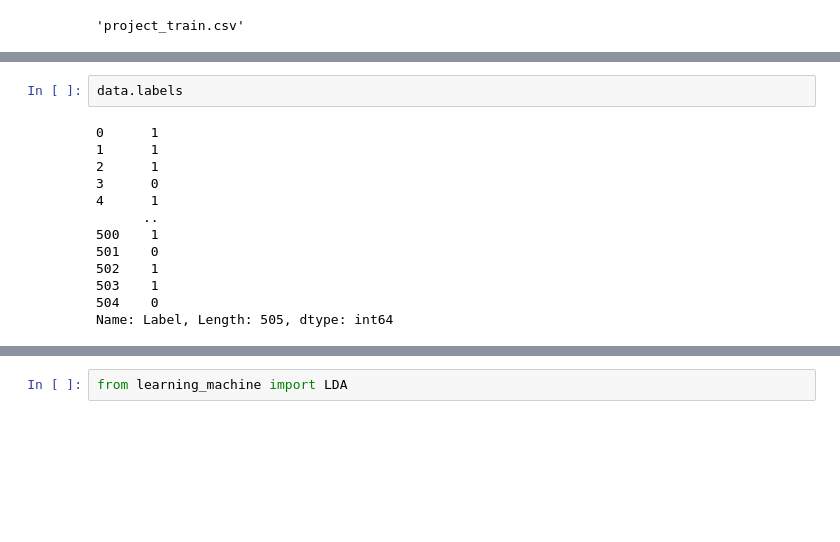
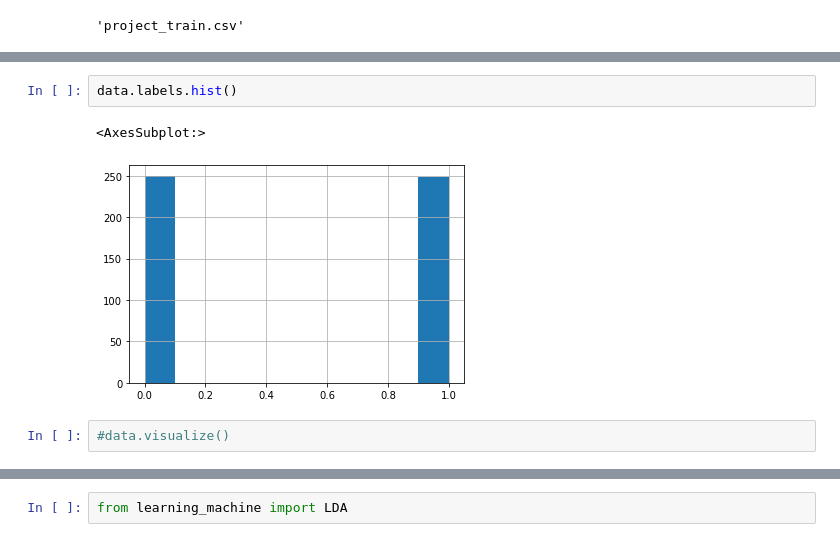
Before and after one commit to sergi-andreu/MMSL, a Jupyter notebook: Project.ipynb, the cells around one changed output, grey strips where cells are left out. Drawn from its saved outputs; the diff is of its cells as text; blank space fills up the shorter version.

```diff
--- a/Project.ipynb
+++ b/Project.ipynb
@@ -57,15 +79,7 @@ data.df["loudness"].hist()
 # %%
-data.labels
+data.labels.hist()
 # %% [output]
-0      1
-1      1
-2      1
-3      0
-4      1
-      ..
-500    1
-501    0
-502    1
-503    1
-504    0
-Name: Label, Length: 505, dtype: int64
+<AxesSubplot:>
+[figure, added]
+# %%
+#data.visualize()
```
Also changed, not shown: parts of 15 cells of this notebook, 2 other files.
